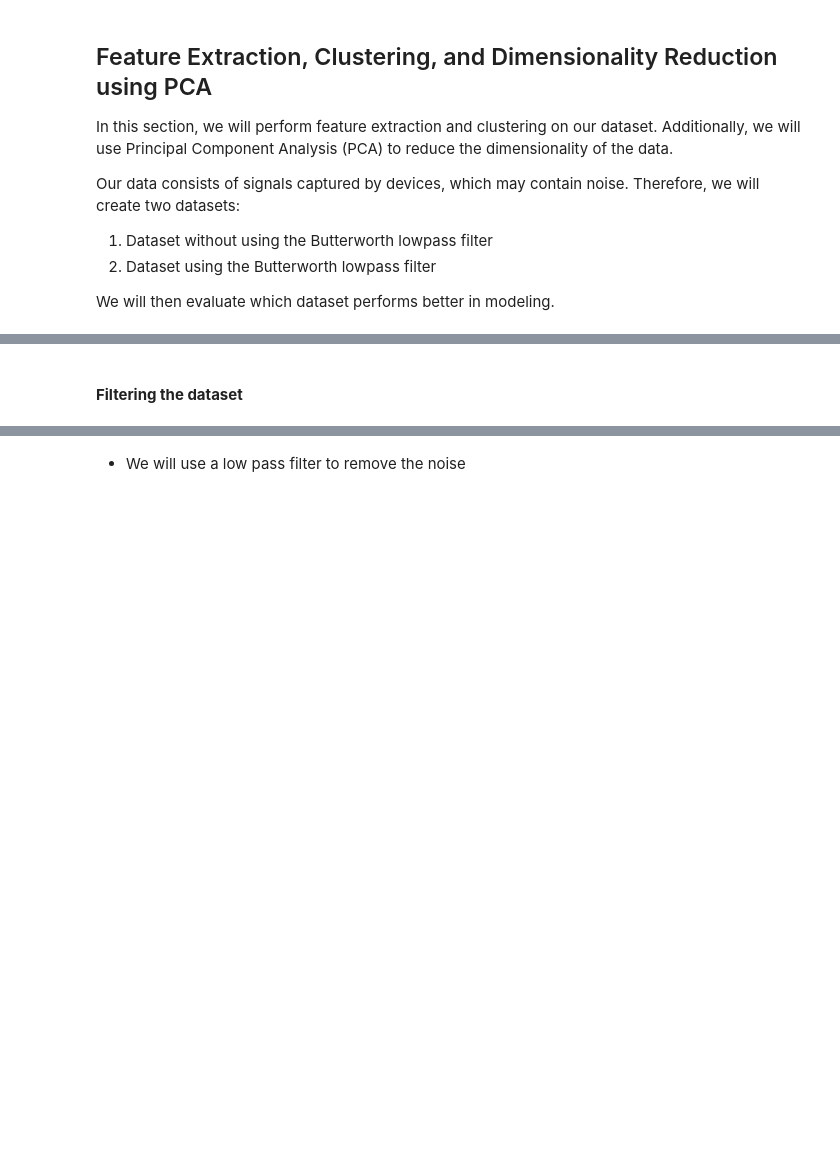
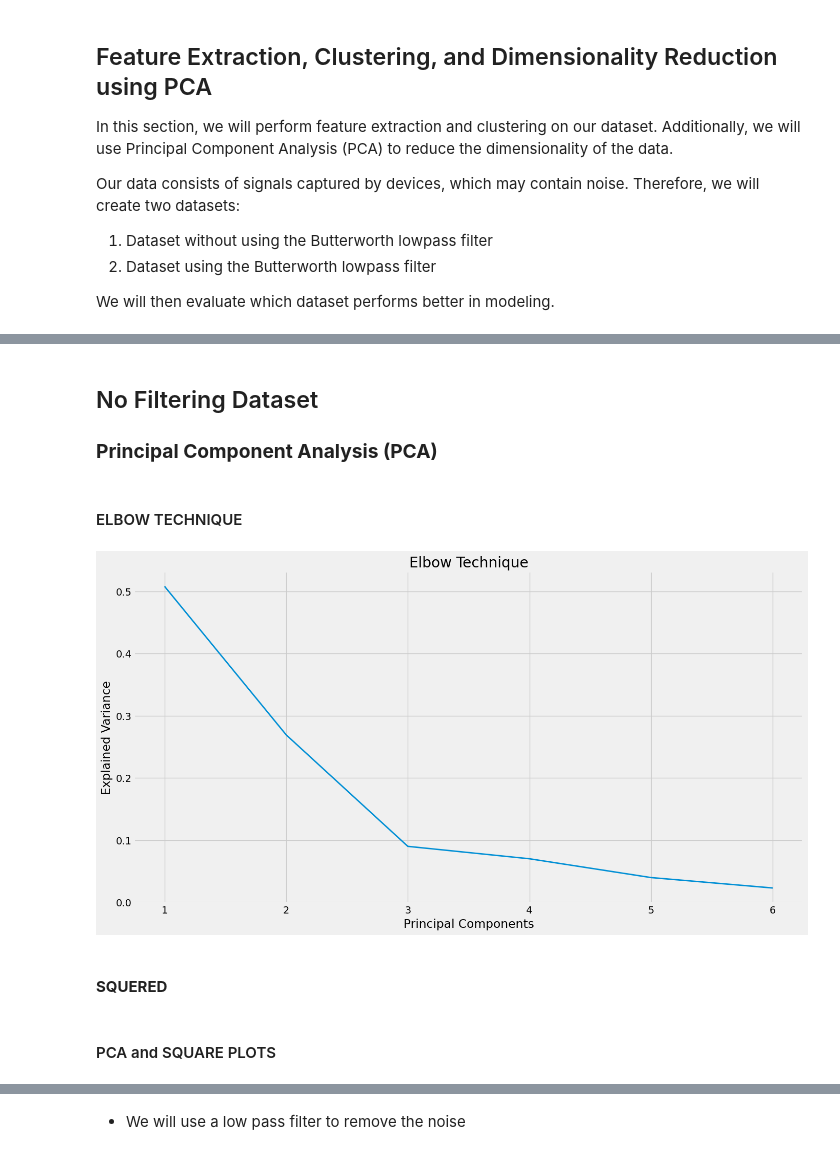
Before and after one commit to silvergjeka22/Fitness-Tracker, a Jupyter notebook: notebooks/feature(3).ipynb, the cells around one changed output, grey strips where cells are left out. Saved outputs shown, nothing was run; the diff lists cells and outputs as text; code cells hidden in the pictures; blank space fills up the shorter version.

Commit message:
updating the feature filter and non filtered

```diff
--- a/notebooks/feature(3).ipynb
+++ b/notebooks/feature(3).ipynb
@@ -184,2 +23,0 @@ plt.show()
-# %% [markdown]
-#### **Filtering the dataset**
@@ -185,0 +30,4 @@ plt.show()
+# %% [markdown]
+## No Filtering Dataset
+
+### **Principal Component Analysis (PCA)**
@@ -185,0 +39,12 @@ plt.show()
+# %% [markdown]
+#### ELBOW TECHNIQUE
+# %%
+# Elbow technique
+plt.figure(figsize=(15, 8))
+plt.plot(range(1, len(columns) + 1), values)
+plt.xlabel("Principal Components")
+plt.ylabel("Explained Variance")
+plt.title("Elbow Technique")
+plt.show()
+# %% [output]
+[figure, added]
@@ -185,0 +53,2 @@ plt.show()
+# %% [markdown]
+#### **SQUERED**
@@ -185,0 +62,2 @@ plt.show()
+# %% [markdown]
+#### PCA and SQUARE PLOTS
```
Also changed, not shown: parts of 71 cells of this notebook.
